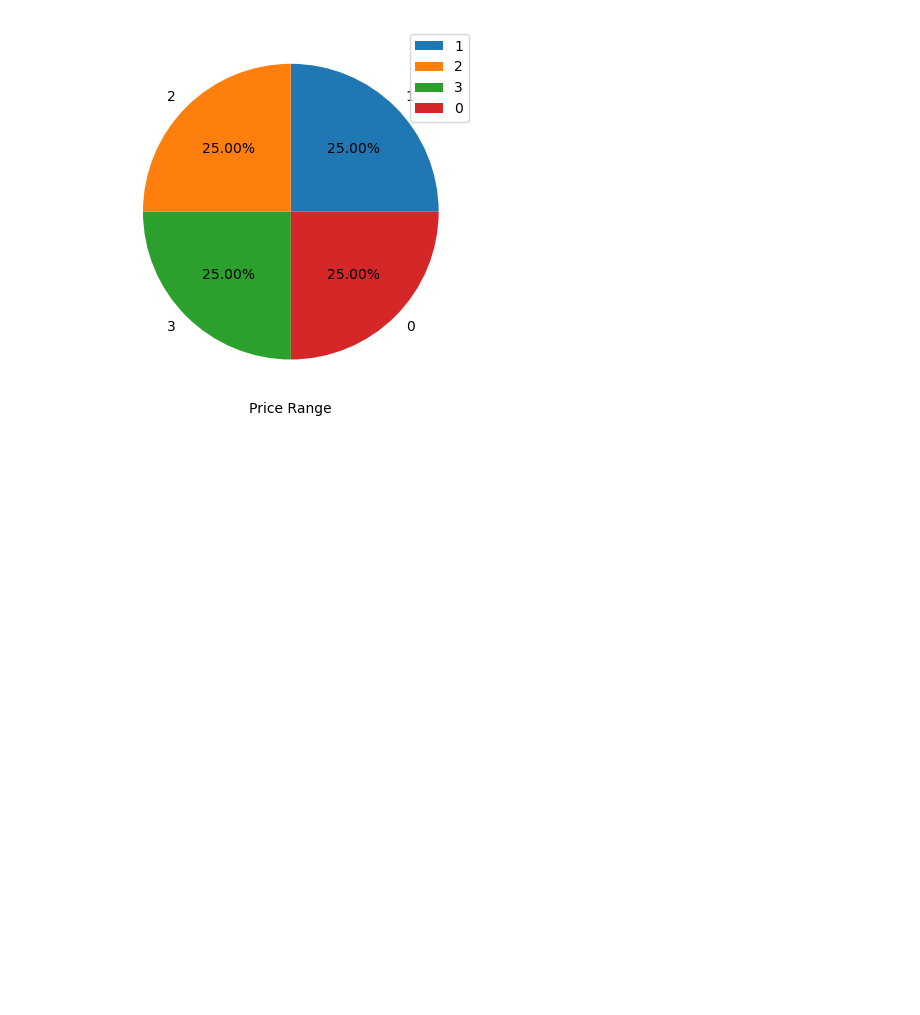
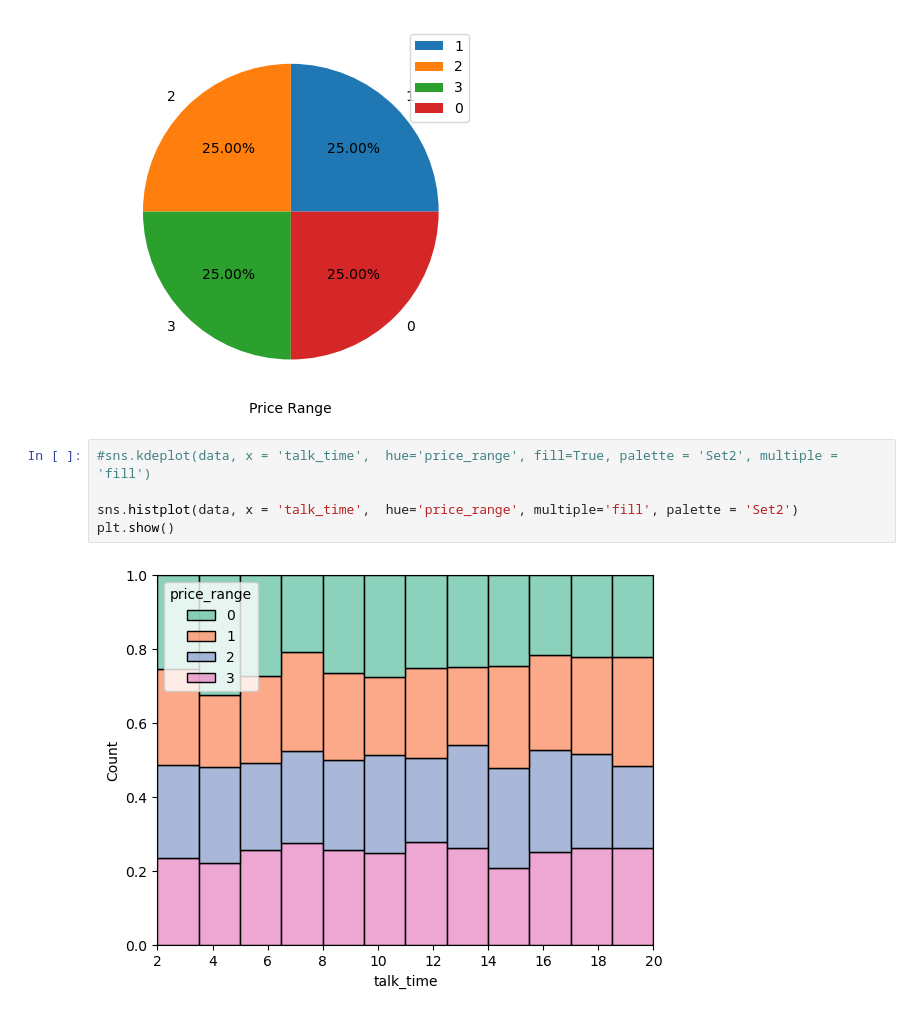
Before and after one commit to kskarthiksk/TCS-ION-Internship, a Jupyter notebook: Ranking Features of a Smartphone.ipynb, the cells around one changed output. Saved outputs shown, nothing was run; the diff lists cells and outputs as text; blank space fills up the shorter version.

```diff
--- a/Ranking Features of a Smartphone.ipynb
+++ b/Ranking Features of a Smartphone.ipynb
@@ -167,3 +167,10 @@ plt.xlabel("Price Range")
 plt.show()
 # %% [output]
 [figure]
+# %%
+#sns.kdeplot(data, x = 'talk_time',  hue='price_range', fill=True, palette = 'Set2', multiple = 'fill')
+
+sns.histplot(data, x = 'talk_time',  hue='price_range', multiple='fill', palette = 'Set2')
+plt.show()
+# %% [output]
+[figure, added]
```
Also changed, not shown: parts of 1 cell of this notebook.
